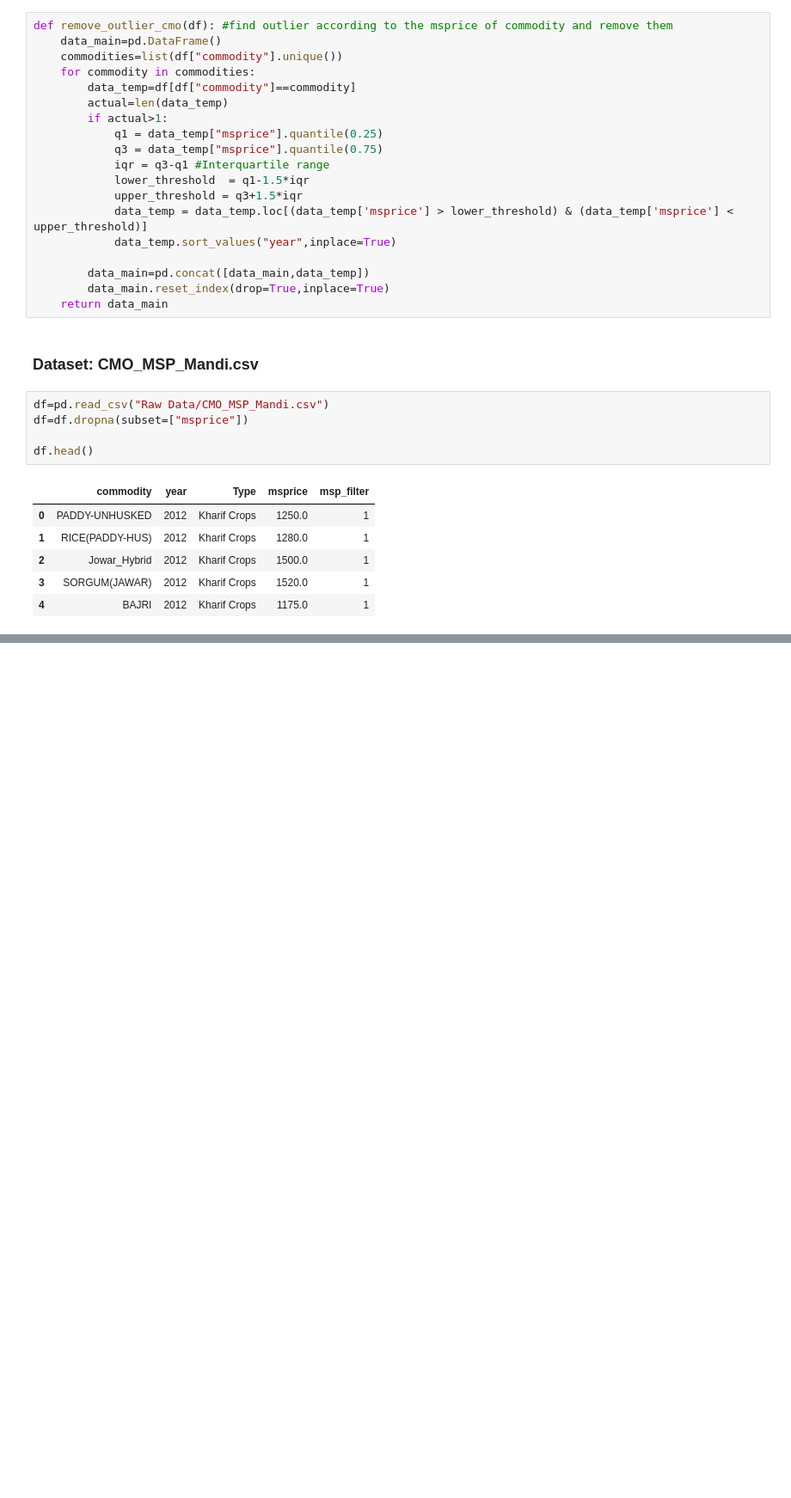
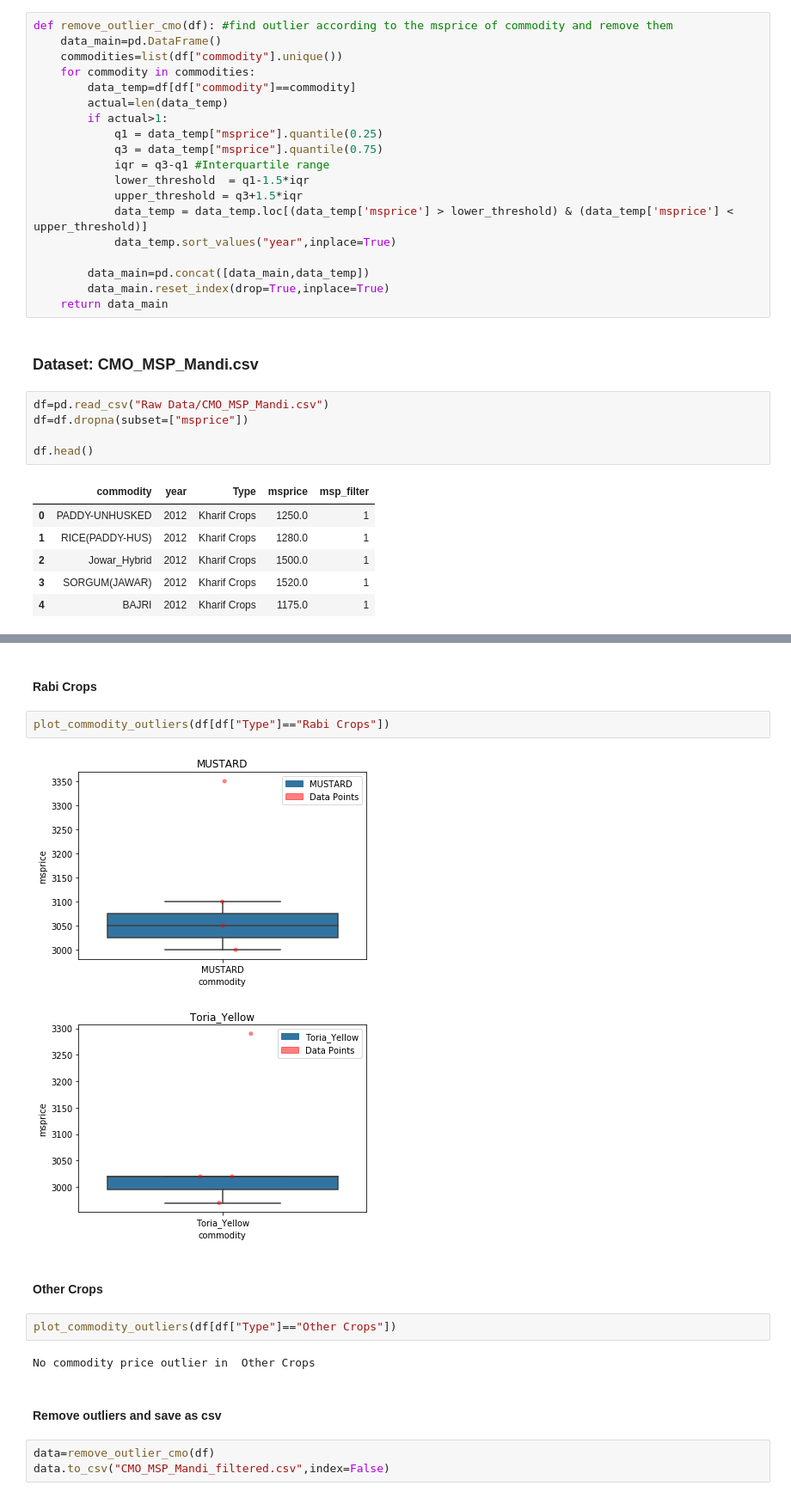
Before and after one commit to Vipul115/Statistical-Time-Series-Analysis-on-Agricultural-Commodity-Prices, a Jupyter notebook: Outlier detection.ipynb, the cells around one changed output, grey strips where cells are left out. Shown at 86% size. Cells and saved outputs as stored; diff of their text form; blank space fills up the shorter version.

```diff
--- a/Outlier detection.ipynb
+++ b/Outlier detection.ipynb
@@ -86,0 +121,18 @@ df.head()
+# %% [markdown]
+#### Rabi Crops
+# %%
+plot_commodity_outliers(df[df["Type"]=="Rabi Crops"])
+# %% [output]
+[figure, added]
+[figure, added]
+# %% [markdown]
+#### Other Crops
+# %%
+plot_commodity_outliers(df[df["Type"]=="Other Crops"])
+# %% [output]
+No commodity price outlier in  Other Crops
+# %% [markdown]
+#### Remove outliers and save as csv
+# %%
+data=remove_outlier_cmo(df)
+data.to_csv("CMO_MSP_Mandi_filtered.csv",index=False)
```
Also changed, not shown: parts of 7 cells of this notebook, 1 other file.
